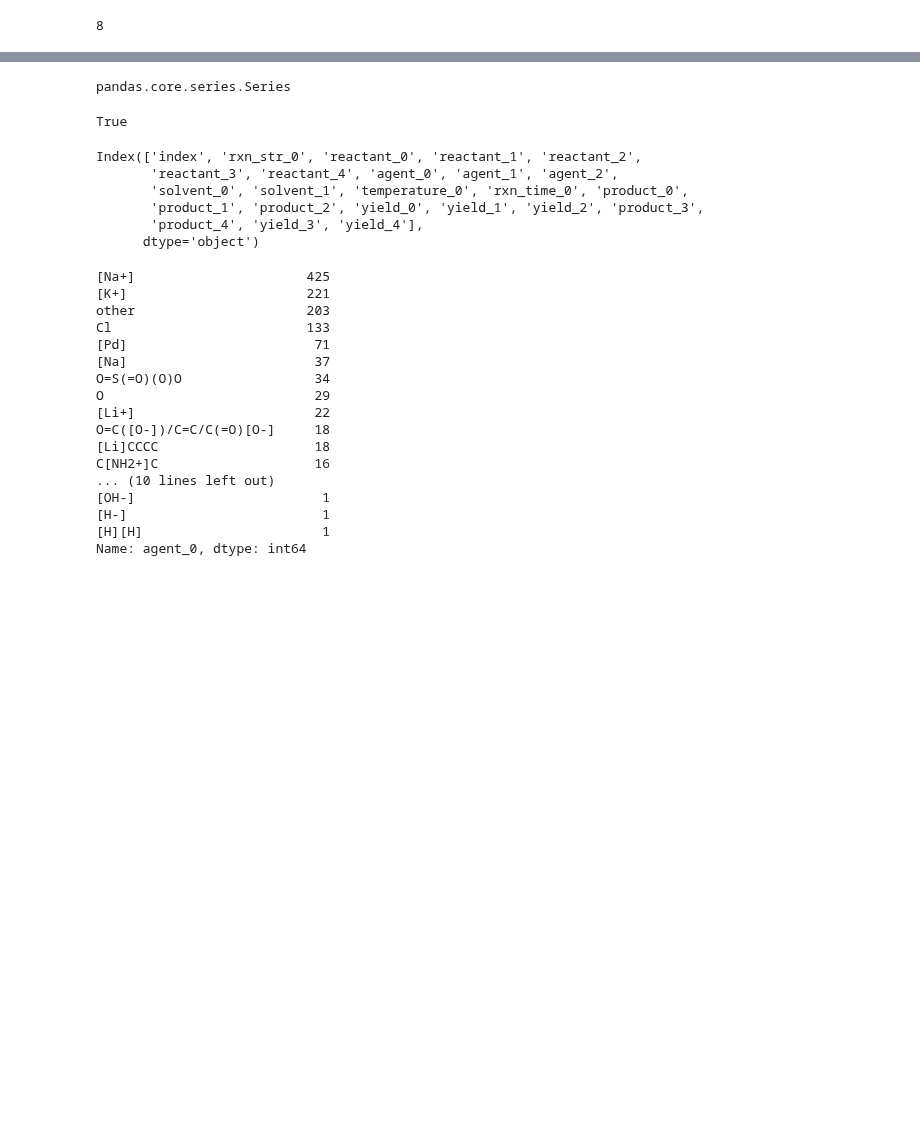
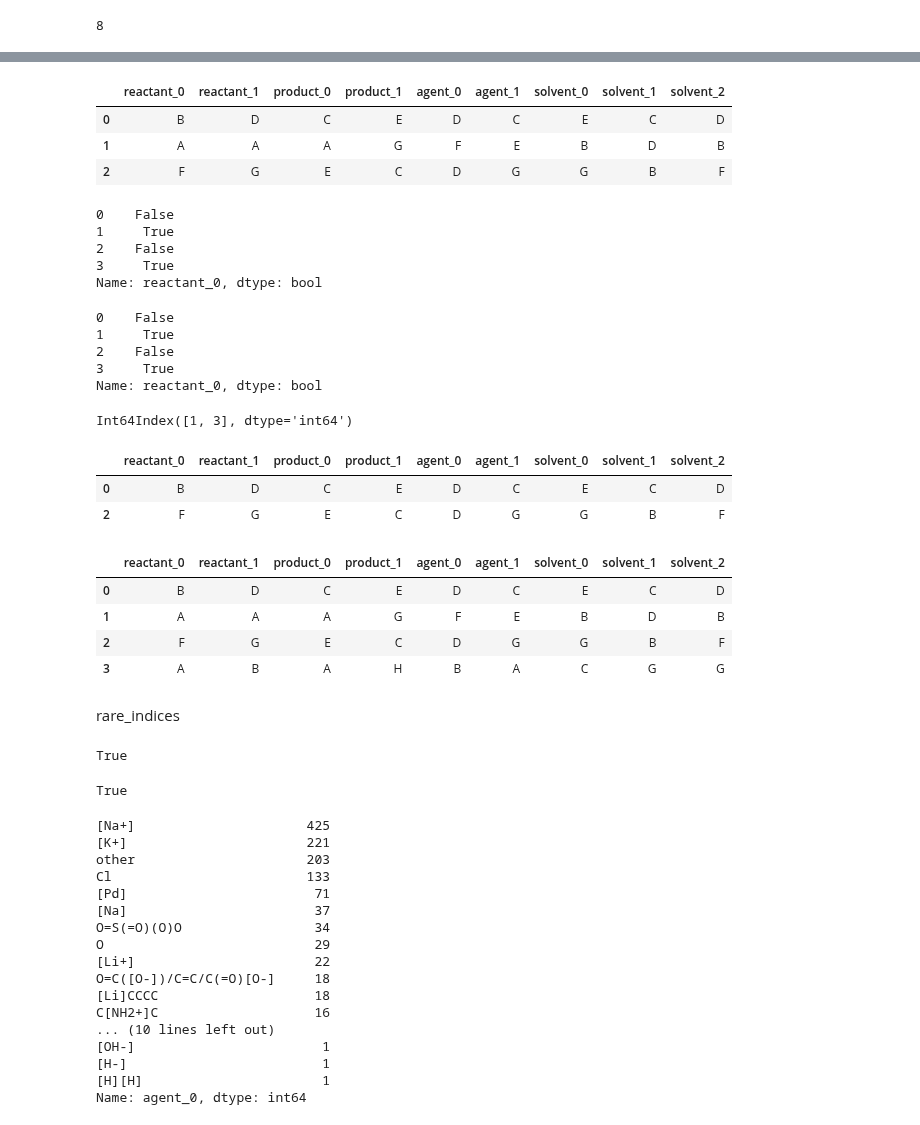
Before and after one commit to sustainable-processes/ORDerly, a Jupyter notebook: inspections.ipynb, the cells around one changed output, grey strips where cells are left out. Drawn from its saved outputs; the diff is of its cells as text; code cells hidden in the pictures; blank space fills up the shorter version.

```diff
--- a/inspections.ipynb
+++ b/inspections.ipynb
@@ -214,4 +229,0 @@ pd.DataFrame({
-# %%
-type(counts)
-# %% [output]
-pandas.core.series.Series
@@ -217,0 +247,25 @@ pandas.core.series.Series
+# %%
+df = pd.DataFrame({
+        "reactant_0": ["B", "A", "F", "A"],
+        "reactant_1": ["D", "A", "G", "B"],
+        "product_0": ["C", "A", "E", "A"],
+        "product_1": ["E", "G", "C", "H"],
+        "agent_0": ["D", "F", "D", "B"],
+        "agent_1": ["C", "E", "G", "A"],
+        "solvent_0": ["E", "B", "G", "C"],
+        "solvent_1": ["C", "D", "B", "G"],
+        "solvent_2": ["D", "B", "F", "G"],
+    })
+
+columns_to_transform = ["agent_0", "agent_1", "solvent_0", "solvent_1", "solvent_2"]
+value_counts = pd.Series({"A": 1, "B": 4, "C": 3, "D": 4, "E": 2, "F": 2, "G": 4})
+min_frequency_of_occurrence = 2
+
+_remove_rare_molecules(
+        df, columns_to_transform, value_counts, min_frequency_of_occurrence
+    )
+# %% [output]
+|  | reactant_0 | reactant_1 | product_0 | product_1 | agent_0 | agent_1 | solvent_0 | solvent_1 | solvent_2 |
+| 0 | B | D | C | E | D | C | E | C | D |
+| 1 | A | A | A | G | F | E | B | D | B |
+| 2 | F | G | E | C | D | G | G | B | F |
@@ -217,0 +280,36 @@ pandas.core.series.Series
+# %%
+mask2
+# %% [output]
+0    False
+1     True
+2    False
+3     True
+Name: reactant_0, dtype: bool
+# %%
+mask2
+# %% [output]
+0    False
+1     True
+2    False
+3     True
+Name: reactant_0, dtype: bool
+# %%
+index_union = rare_indices2.union(rare_indices)
+# %% [output]
+Int64Index([1, 3], dtype='int64')
+# %%
+df.drop(index_union)
+# %% [output]
+|  | reactant_0 | reactant_1 | product_0 | product_1 | agent_0 | agent_1 | solvent_0 | solvent_1 | solvent_2 |
+| 0 | B | D | C | E | D | C | E | C | D |
+| 2 | F | G | E | C | D | G | G | B | F |
+# %%
+df
+# %% [output]
+|  | reactant_0 | reactant_1 | product_0 | product_1 | agent_0 | agent_1 | solvent_0 | solvent_1 | solvent_2 |
+| 0 | B | D | C | E | D | C | E | C | D |
+| 1 | A | A | A | G | F | E | B | D | B |
+| 2 | F | G | E | C | D | G | G | B | F |
+| 3 | A | B | A | H | B | A | C | G | G |
+# %% [markdown]
+rare_indices
@@ -219,15 +329,10 @@ pandas.core.series.Series
 'rxn_str_0'.endswith('0')
 # %% [output]
 True
-# %%
-df.columns
-# %% [output]
-Index(['index', 'rxn_str_0', 'reactant_0', 'reactant_1', 'reactant_2',
-       'reactant_3', 'reactant_4', 'agent_0', 'agent_1', 'agent_2',
-       'solvent_0', 'solvent_1', 'temperature_0', 'rxn_time_0', 'product_0',
-       'product_1', 'product_2', 'yield_0', 'yield_1', 'yield_2', 'product_3',
-       'product_4', 'yield_3', 'yield_4'],
-      dtype='object')
+# %%
+'reagent'.startswith(("agent", "solvent", "reagent", "catalyst"))
+# %% [output]
+True
 # %%
 def check_frequency_of_occurrence(series, min_frequency_of_occurrence, include_other_category, map_rare_to_other_threshold):
     # series could be df['agent_0'], df['reagent_1'], df['solvent_0'], etc.
```
Also changed, not shown: parts of 5 cells of this notebook.
